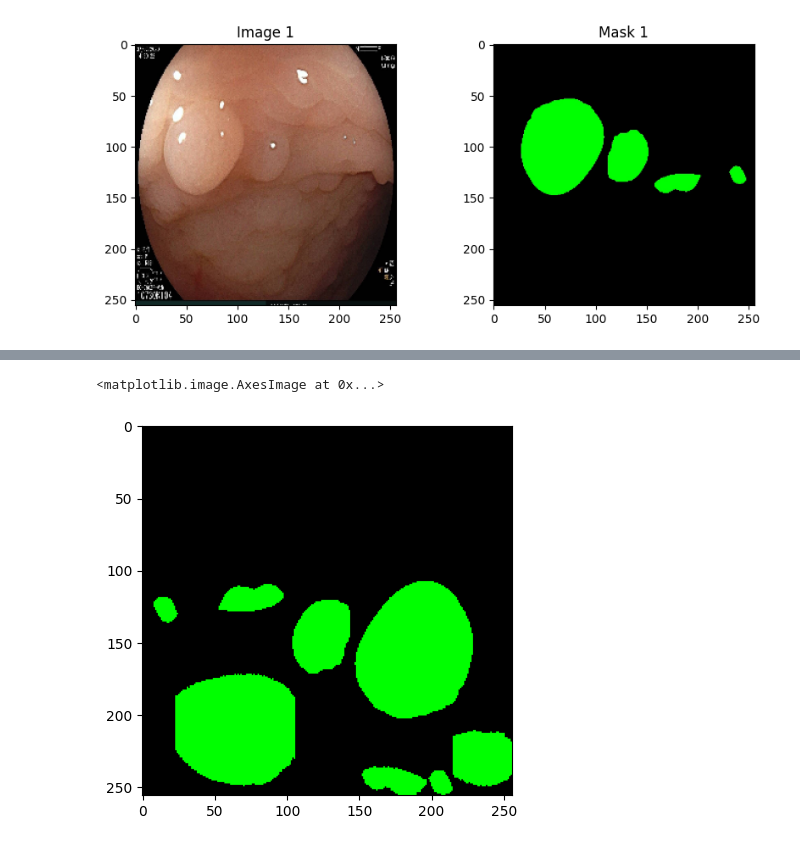
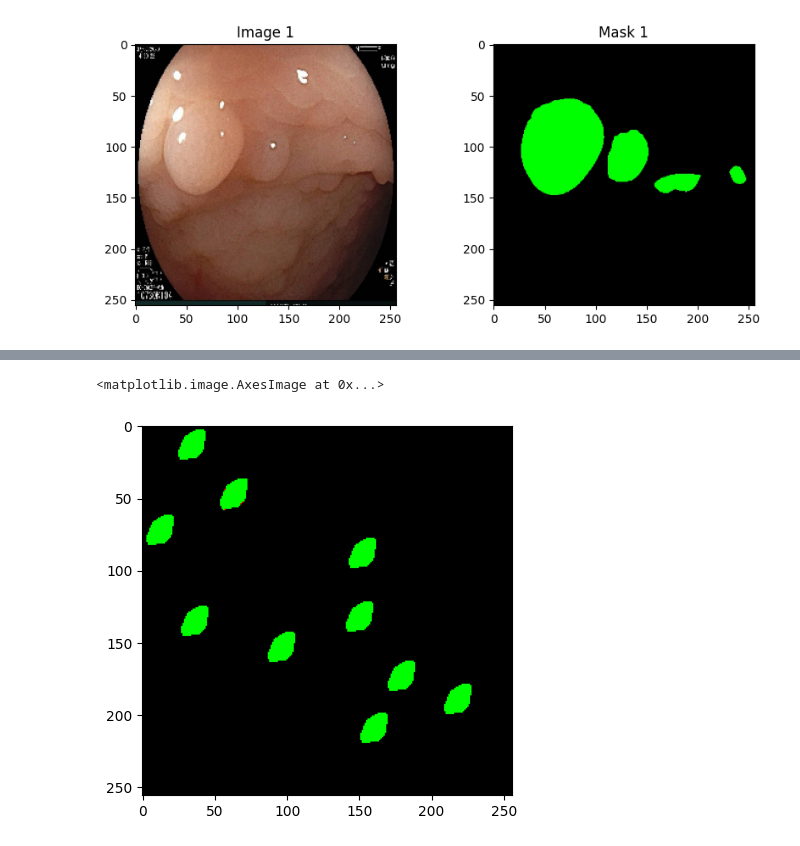
Before and after one commit to pervin0527/BKAI-NeoPolyp, a Jupyter notebook: notebook/mixup_experiment.ipynb, the cells around one changed output, grey strips where cells are left out. Cells and saved outputs as stored; diff of their text form; code cells hidden in the pictures.

```diff
--- a/notebook/mixup_experiment.ipynb
+++ b/notebook/mixup_experiment.ipynb
@@ -17,7 +17,7 @@ from data.BKAIDataset import BKAIDataset
 from utils import load_img_mask, decode_mask, decode_image, visualize
 from data.batch_preprocess import encode_mask
 # %%
-with open("config.yaml", "r") as f:
+with open("/home/pervinco/BKAI-NeoPolyp/config.yaml", "r") as f:
     config = yaml.safe_load(f)
 
 ## Device Setup
@@ -149,0 +162,12 @@ visualize([image], [mask])
+# %%
+index = random.randint(0, len(files)-1)
+# index = 711
+file = files[index]
+print(index, file)
+
+image_path, mask_path = f"{image_dir}/{file}.jpeg", f"{mask_dir}/{file}.jpeg"
+sample_image, sample_mask = load_img_mask(image_path, mask_path)
+# sample_mask = cv2.cvtColor(sample_mask, cv2.COLOR_BGR2GRAY)
+
+result_image, result_mask = paste_polyp(sample_image, sample_mask, alpha=0.5)
+visualize([result_image], [result_mask])
@@ -150,8 +177,7 @@ visualize([image], [mask])
 # %%
-encoded_mask = encode_mask(mixed_base_mask)
+encoded_mask = encode_mask(result_mask)
 decoded_mask = decode_mask(encoded_mask)
-
 plt.imshow(decoded_mask)
 # %% [output]
 <matplotlib.image.AxesImage at 0x...>
-[figure, old version]
+[figure, new version]
```
Also changed, not shown: parts of 9 cells of this notebook, 8 other files.
